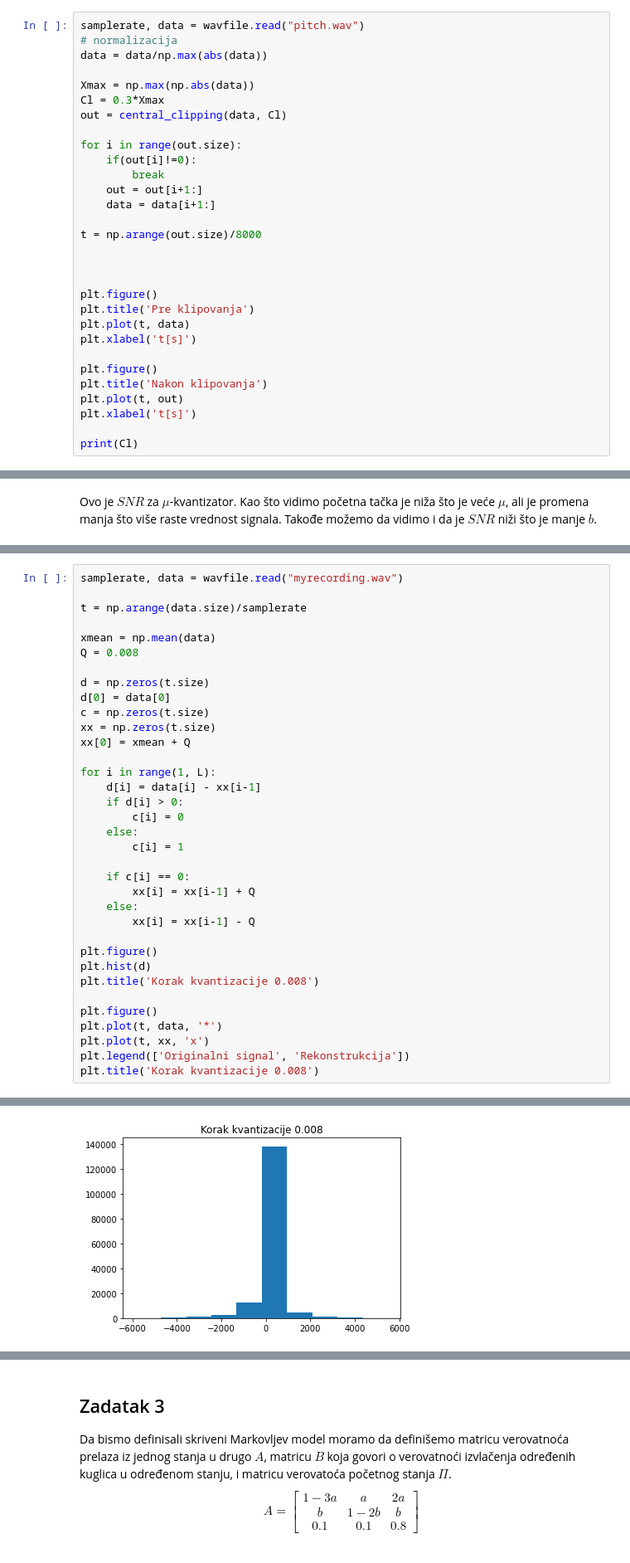
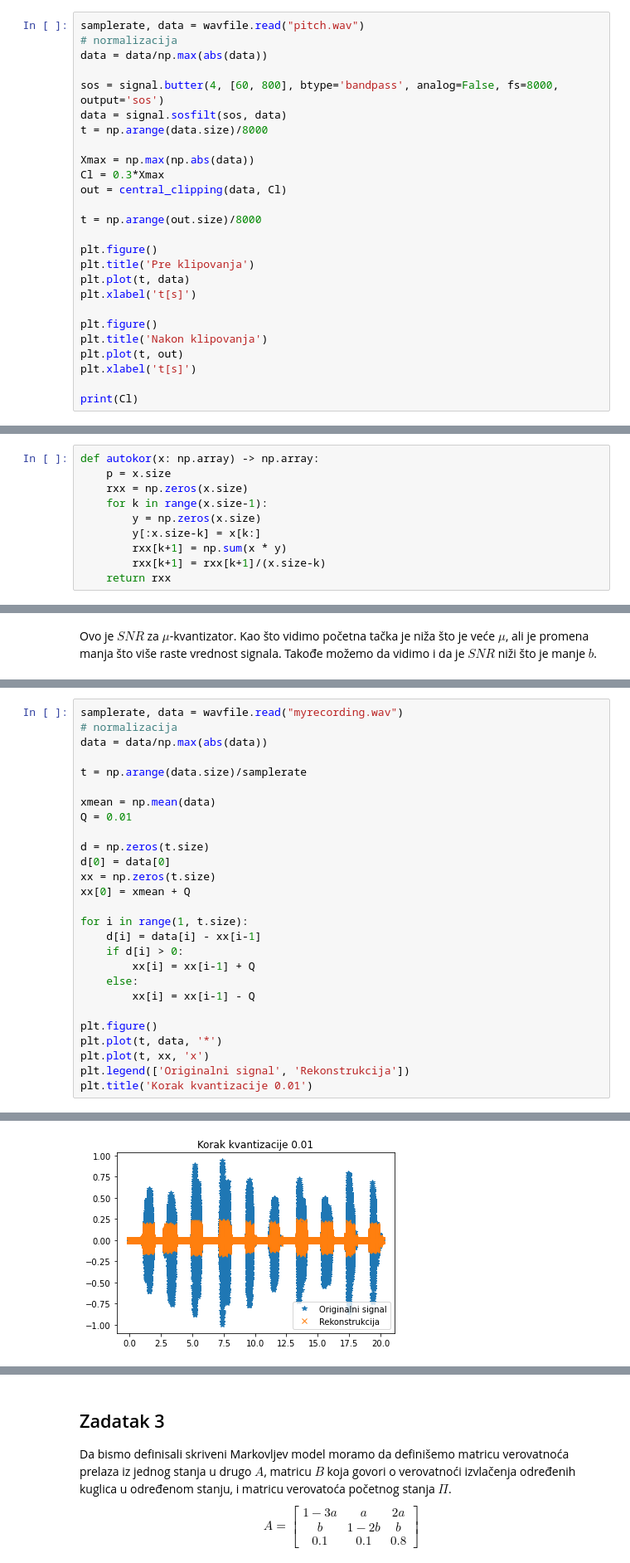
Before and after one commit to mmacura9/opg_dom, a Jupyter notebook: domaci/domaci_opg_2018_0261.ipynb, the cells around one changed output, grey strips where cells are left out. Shown: that part at 83% size. Cells and saved outputs as stored; diff of their text form.

```diff
--- a/domaci/domaci_opg_2018_0261.ipynb
+++ b/domaci/domaci_opg_2018_0261.ipynb
@@ -420,19 +439,15 @@ samplerate, data = wavfile.read("pitch.wav")
 # normalizacija
 data = data/np.max(abs(data))
 
+sos = signal.butter(4, [60, 800], btype='bandpass', analog=False, fs=8000, output='sos')
+data = signal.sosfilt(sos, data)
+t = np.arange(data.size)/8000
+
 Xmax = np.max(np.abs(data))
 Cl = 0.3*Xmax
 out = central_clipping(data, Cl)
 
-for i in range(out.size):
-    if(out[i]!=0):
-        break
-    out = out[i+1:]
-    data = data[i+1:]
-
 t = np.arange(out.size)/8000
-
-
 
 plt.figure()
 plt.title('Pre klipovanja')
@@ -452,2 +467,12 @@ print(Cl)
+# %%
+def autokor(x: np.array) -> np.array:
+    p = x.size
+    rxx = np.zeros(x.size)
+    for k in range(x.size-1):
+        y = np.zeros(x.size)
+        y[:x.size-k] = x[k:]
+        rxx[k+1] = np.sum(x * y)
+        rxx[k+1] = rxx[k+1]/(x.size-k)
+    return rxx
 # %%
 wl = int(samplerate*20e-3 + 1)
@@ -562,36 +583,28 @@ Ovo je $SNR$ za $\mu$-kvantizator. Kao što vidimo početna tačka je niža što
 # %%
 samplerate, data = wavfile.read("myrecording.wav")
+# normalizacija
+data = data/np.max(abs(data))
 
 t = np.arange(data.size)/samplerate
 
 xmean = np.mean(data)
-Q = 0.008
+Q = 0.01
 
 d = np.zeros(t.size)
 d[0] = data[0]
-c = np.zeros(t.size)
 xx = np.zeros(t.size)
 xx[0] = xmean + Q
 
-for i in range(1, L):
+for i in range(1, t.size):
     d[i] = data[i] - xx[i-1]
     if d[i] > 0:
-        c[i] = 0
-    else:
-        c[i] = 1
-
-    if c[i] == 0:
         xx[i] = xx[i-1] + Q
     else:
         xx[i] = xx[i-1] - Q
 
 plt.figure()
-plt.hist(d)
-plt.title('Korak kvantizacije 0.008')
-
-plt.figure()
 plt.plot(t, data, '*')
 plt.plot(t, xx, 'x')
 plt.legend(['Originalni signal', 'Rekonstrukcija'])
-plt.title('Korak kvantizacije 0.008')
+plt.title('Korak kvantizacije 0.01')
 # %% [output]
@@ -599 +612 @@ Text(0.5, 1.0, 'Korak kvantizacije 0.008')
-[figure, old version]
+[figure, new version]
```
Also changed, not shown: parts of 29 cells of this notebook, 1 other file.
